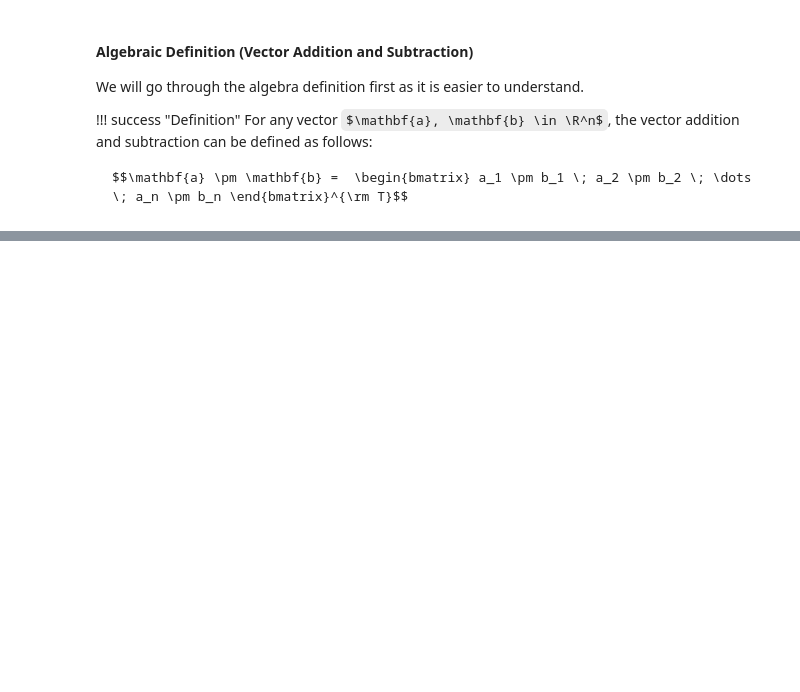
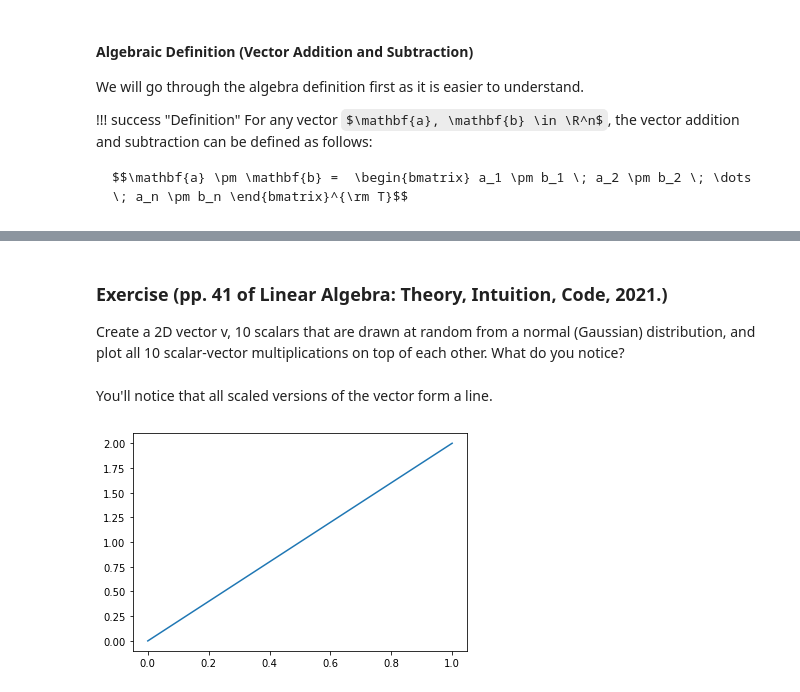
Before and after one commit to ghnreigns/reighns-ml-website, a Jupyter notebook: docs/mathematics/linear_algebra/01_linear_algebra_vectors.ipynb, the cells around one changed output, grey strips where cells are left out. Cells and saved outputs as stored; diff of their text form; code cells hidden in the pictures; some formulas as TeX source; blank space fills up the shorter version.

Commit message:
Day 2 and 3 commits on Vector Operations.

```diff
--- a/docs/mathematics/linear_algebra/01_linear_algebra_vectors.ipynb
+++ b/docs/mathematics/linear_algebra/01_linear_algebra_vectors.ipynb
@@ -287,0 +320,17 @@ sign) (Figure 2.5, lower right). That resulting vector is the difference. It’s
+# %% [markdown]
+### Exercise (pp. 41 of Linear Algebra: Theory, Intuition, Code, 2021.)
+
+Create a 2D vector v, 10 scalars that are drawn at random from a normal (Gaussian) distribution, and plot all 10 scalar-vector multiplications on top of each other. What do you notice?
+# %% [markdown]
+You'll notice that all scaled versions of the vector form a line.
+# %%
+import numpy as np
+import matplotlib.pyplot as plt
+
+# 2d col vector
+v = np.array([1, 2])
+
+# plot it
+plt.plot([0, v[0]], [0, v[1]]);
+# %% [output]
+[figure, added]
```
Also changed, not shown: parts of 13 cells of this notebook, 6 other files.
